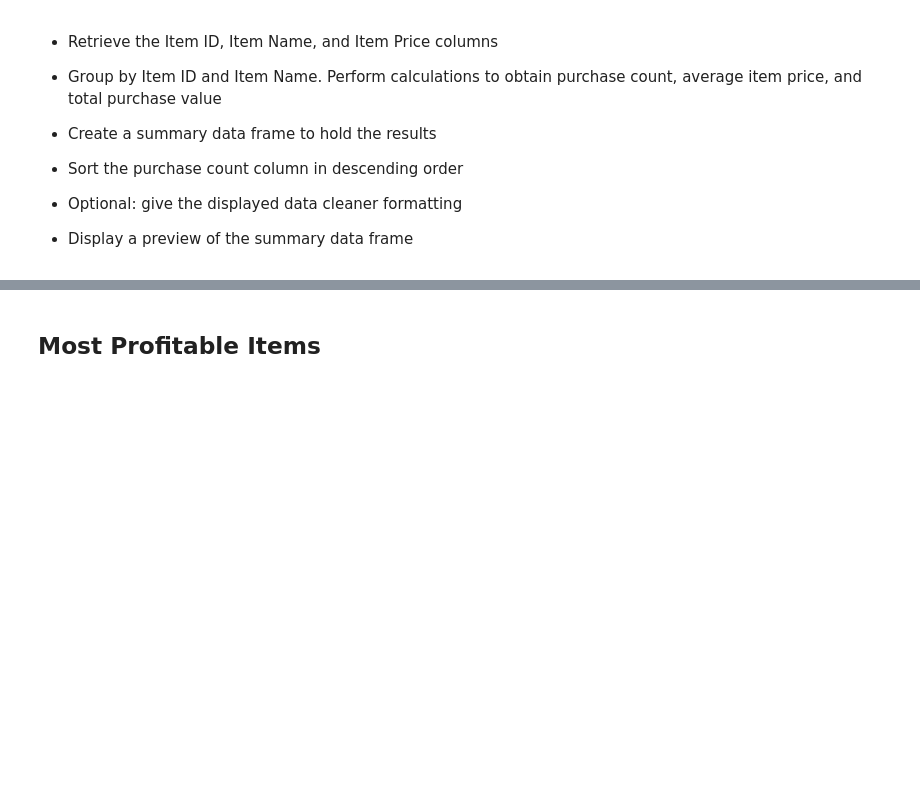
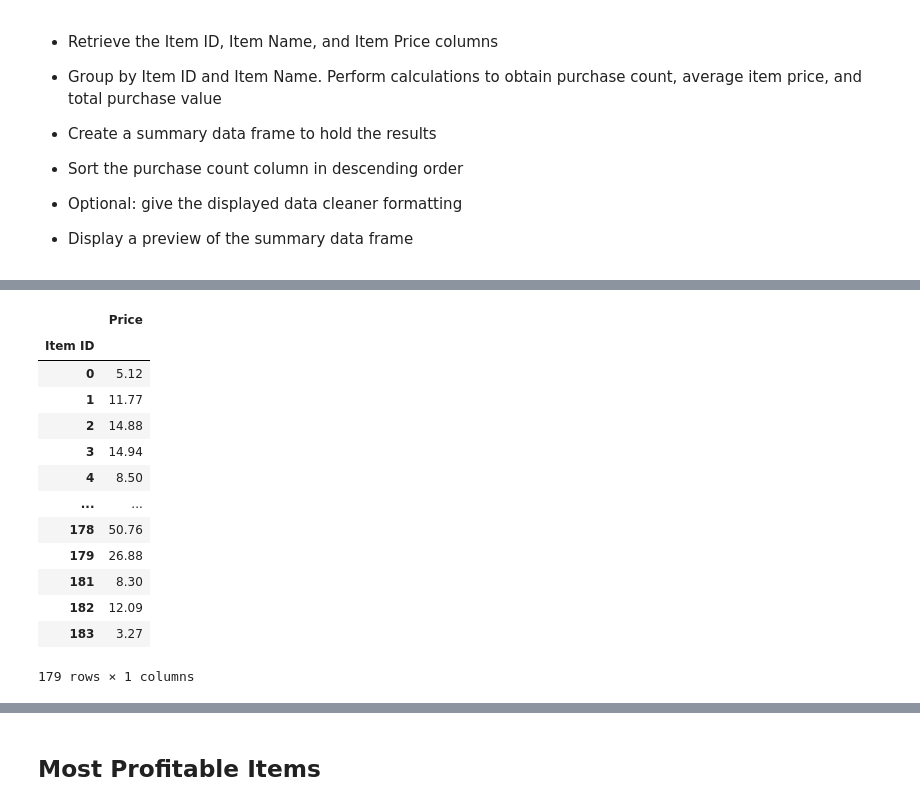
Before and after one commit to steskalja/pandas-challenge, a Jupyter notebook: HeroesOfPymoli.ipynb, the cells around one changed output, grey strips where cells are left out. Drawn from its saved outputs; the diff is of its cells as text; code cells hidden in the pictures; blank space fills up the shorter version.

```diff
--- a/HeroesOfPymoli.ipynb
+++ b/HeroesOfPymoli.ipynb
@@ -251,0 +259,26 @@ rslt_df
+# %%
+pi_df = purchase_df[['Item ID','Item Name','Price']].groupby('Item ID').sum()
+pi_df
+#pi_df['Purchase Count'] = purchase_df.groupby('Item ID').size()
+#pi_df = pi_df.rename(columns={'Price':'Total Purchase Value'})
+#pi_df['Average Purchase Price'] = round(pi_df['Total Purchase Value'] / pi_df['Purchase Count'],2)
+#pi_df['Average Purchase Price'] = pi_df['Average Purchase Price'].map("${:.2f}".format)
+#pi_df['Total Purchase Value'] = pi_df['Total Purchase Value'].map("${:.2f}".format)
+#pi_df = pi_df.sort_values('Purchase Count',ascending=False)
+#pi_df = pi_df.reindex(columns=['Purchase Count','Average Purchase Price','Total Purchase Value'])
+#pi_df.head(10)
+# %% [output]
+|  | Price |
+| Item ID |  |
+| 0 | 5.12 |
+| 1 | 11.77 |
+| 2 | 14.88 |
+| 3 | 14.94 |
+| 4 | 8.50 |
+| ... | ... |
+| 178 | 50.76 |
+| 179 | 26.88 |
+| 181 | 8.30 |
+| 182 | 12.09 |
+| 183 | 3.27 |
+179 rows × 1 columns
```
Also changed, not shown: parts of 6 cells of this notebook.
